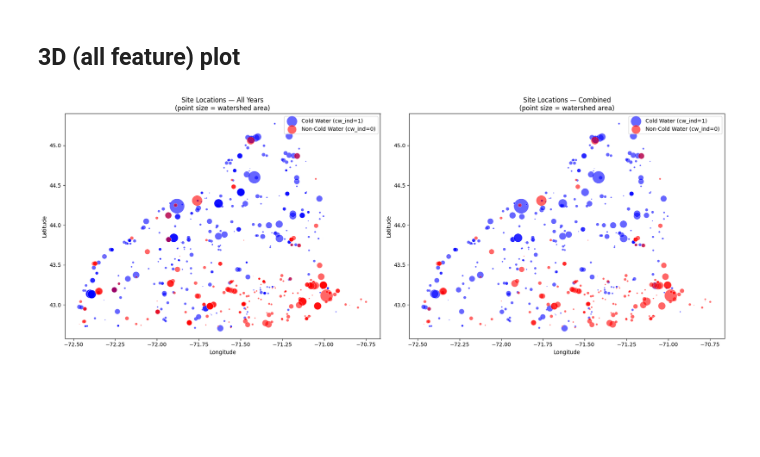
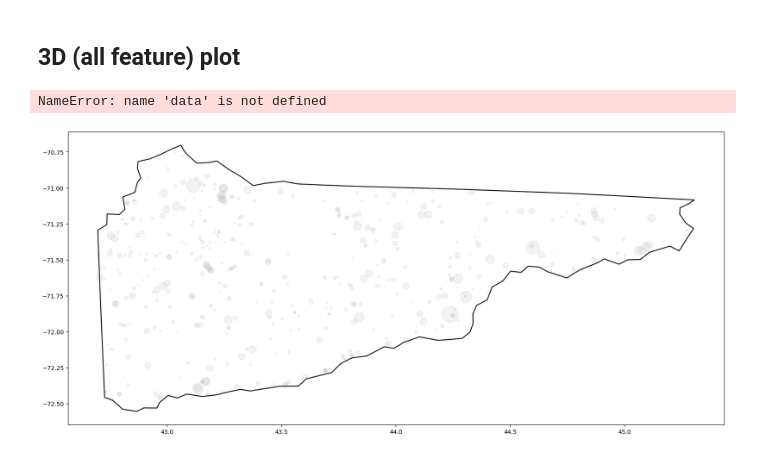
Before and after one commit to ShamSarris/nhdes-cw-stream-modelling, a Jupyter notebook: src/data_prep.ipynb, the cells around one changed output. Cells and saved outputs as stored; diff of their text form; code cells hidden in the pictures; blank space fills up the shorter version.

```diff
--- a/src/data_prep.ipynb
+++ b/src/data_prep.ipynb
@@ -539,33 +539,51 @@ plt.show()
 # %%
 import pandas as pd
 import matplotlib.pyplot as plt
+import geopandas as gpd
+from shapely.ops import transform
 
 datasets = {
     'All Years': pd.read_csv('./data/site_species_presence.csv'),
-    'Combined': pd.read_csv('./data/site_species_presence_combined.csv'),
 }
 
-fig, axes = plt.subplots(1, 2, figsize=(18, 7))
+# Load NH state boundary from Census Bureau
+us_states = gpd.read_file('https://www2.census.gov/geo/tiger/GENZ2022/shp/cb_2022_us_state_20m.zip')
+nh = us_states[us_states['NAME'] == 'New Hampshire'].copy()
 
-for ax, (title, data) in zip(axes, datasets.items()):
-    for cw_val, label, color in [(1, 'Cold Water (cw_ind=1)', 'blue'), (0, 'Non-Cold Water (cw_ind=0)', 'red')]:
-        mask = data['cw_ind'] == cw_val
-        ax.scatter(
-            data.loc[mask, 'longitude'],
-            data.loc[mask, 'latitude'],
-            s=data.loc[mask, 'watershed_area'] * 3,
-            c=color,
-            alpha=0.6,
-            edgecolors='white',
-            linewidths=0.4,
-            label=label
-        )
-    ax.set_xlabel('Longitude')
-    ax.set_ylabel('Latitude')
-    ax.set_title(f'Site Locations — {title}\n(point size = watershed area)')
-    ax.legend()
+# Swap (lon, lat) -> (lat, lon) so NH renders landscape (latitude = x = wide axis)
+nh['geometry'] = nh['geometry'].apply(lambda geom: transform(lambda x, y: (y, x), geom))
+
+fig, ax = plt.subplots(figsize=(20, 9))
+
+# NH boundary — disable equal aspect so the rotated shape fills the landscape frame
+nh.boundary.plot(ax=ax, color='black', linewidth=1.5, zorder=1)
+ax.set_aspect('auto')
+
+all_data = datasets['All Years']
+ax.scatter(all_data['latitude'], all_data['longitude'],
+           s=all_data['watershed_area'] * 3, alpha=0.1, color='gray', zorder=2)
+
+for cw_val, label, color in [(1, 'Cold Water (cw_ind=1)', 'blue'), (0, 'Non-Cold Water (cw_ind=0)', 'red')]:
+    mask = data['cw_ind'] == cw_val
+    ax.scatter(
+        data.loc[mask, 'latitude'],
+        data.loc[mask, 'longitude'],
+        s=data.loc[mask, 'watershed_area'] * 3,
+        c=color,
+        alpha=0.6,
+        edgecolors='white',
+        linewidths=0.4,
+        label=label,
+        zorder=3
+    )
+
+ax.set_xlabel('Latitude', fontsize=13)
+ax.set_ylabel('Longitude', fontsize=13)
+ax.legend(fontsize=11)
+fig.text(0.5, -0.01, 'Site Locations (point size = watershed area)', ha='center', fontsize=14)
 
 plt.tight_layout()
 plt.show()
 # %% [output]
+NameError: name 'data' is not defined
-[figure, old version]
+[figure, new version]
```
Also changed, not shown: parts of 2 cells of this notebook, 14 other files.
